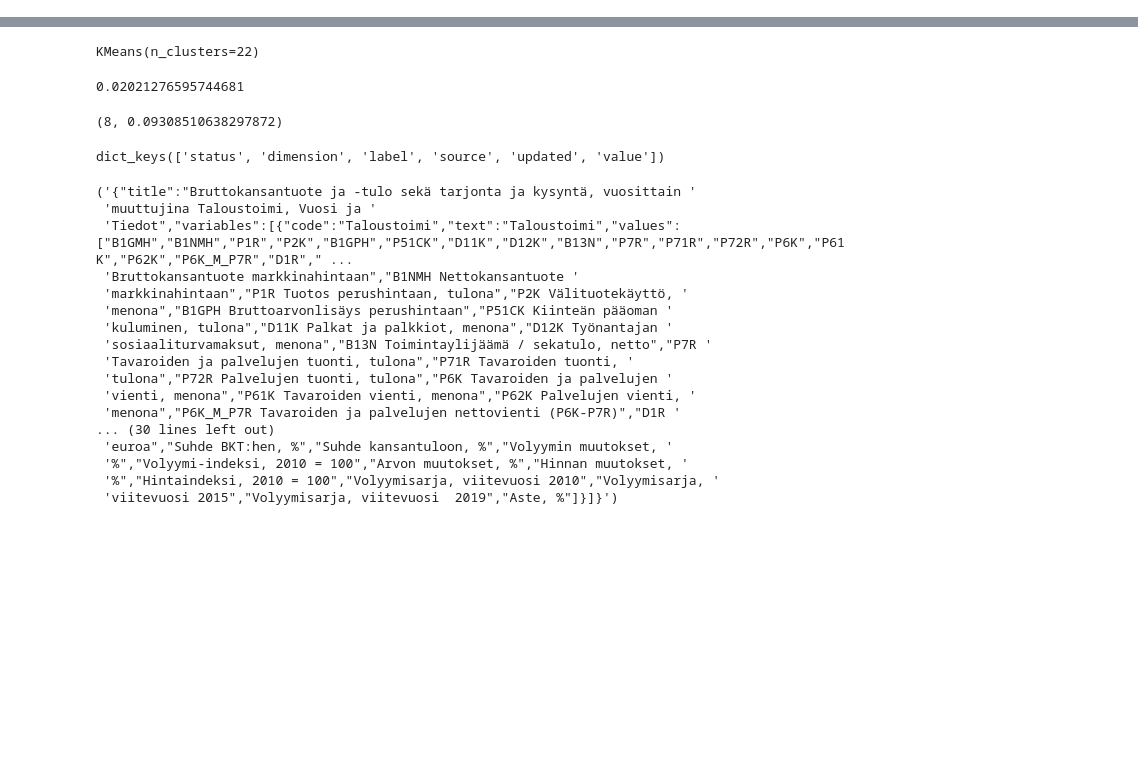
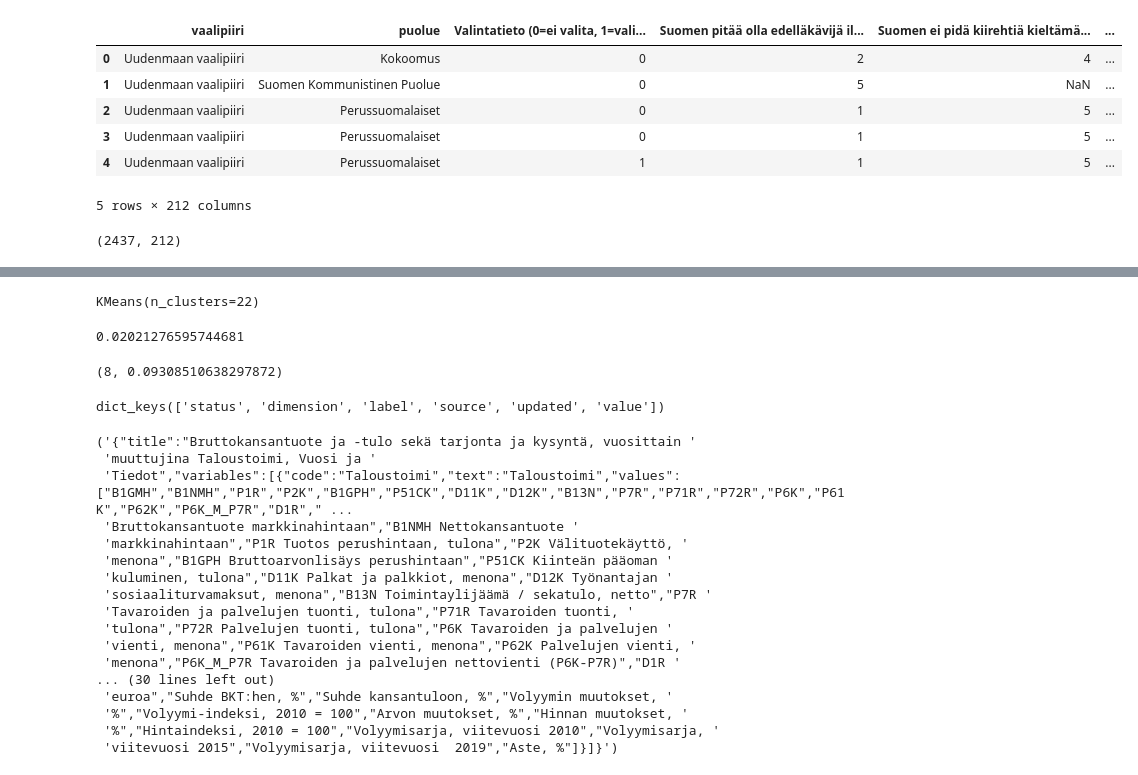
Before and after one commit to SanteriVtj/election-compass-2019, a Jupyter notebook: test.ipynb, the cells around one changed output, grey strips where cells are left out. Cells and saved outputs as stored; diff of their text form; code cells hidden in the pictures; blank space fills up the shorter version.

```diff
--- a/test.ipynb
+++ b/test.ipynb
@@ -14,4 +14,18 @@ import requests
 import json
 import pprint
 # %%
-df = pd.read_csv('/Users/santerivaataja/Downloads/Avoin_data_eduskuntavaalit_2019_valintatiedot.csv', delimiter=',')
+df = pd.read_csv('Avoin_data_eduskuntavaalit_2019_valintatiedot.csv', delimiter=',')
+# %%
+df.head()
+# %% [output]
+|  | vaalipiiri | puolue | Valintatieto (0=ei valita, 1=vali... | Suomen pitää olla edelläkävijä il... | Suomen ei pidä kiirehtiä kieltämä... | ... |
+| 0 | Uudenmaan vaalipiiri | Kokoomus | 0 | 2 | 4 | ... |
+| 1 | Uudenmaan vaalipiiri | Suomen Kommunistinen Puolue | 0 | 5 | NaN | ... |
+| 2 | Uudenmaan vaalipiiri | Perussuomalaiset | 0 | 1 | 5 | ... |
+| 3 | Uudenmaan vaalipiiri | Perussuomalaiset | 0 | 1 | 5 | ... |
+| 4 | Uudenmaan vaalipiiri | Perussuomalaiset | 1 | 1 | 5 | ... |
+5 rows × 212 columns
+# %%
+df.shape
+# %% [output]
+(2437, 212)
```
Also changed, not shown: parts of 2 cells of this notebook, 2 other files.
